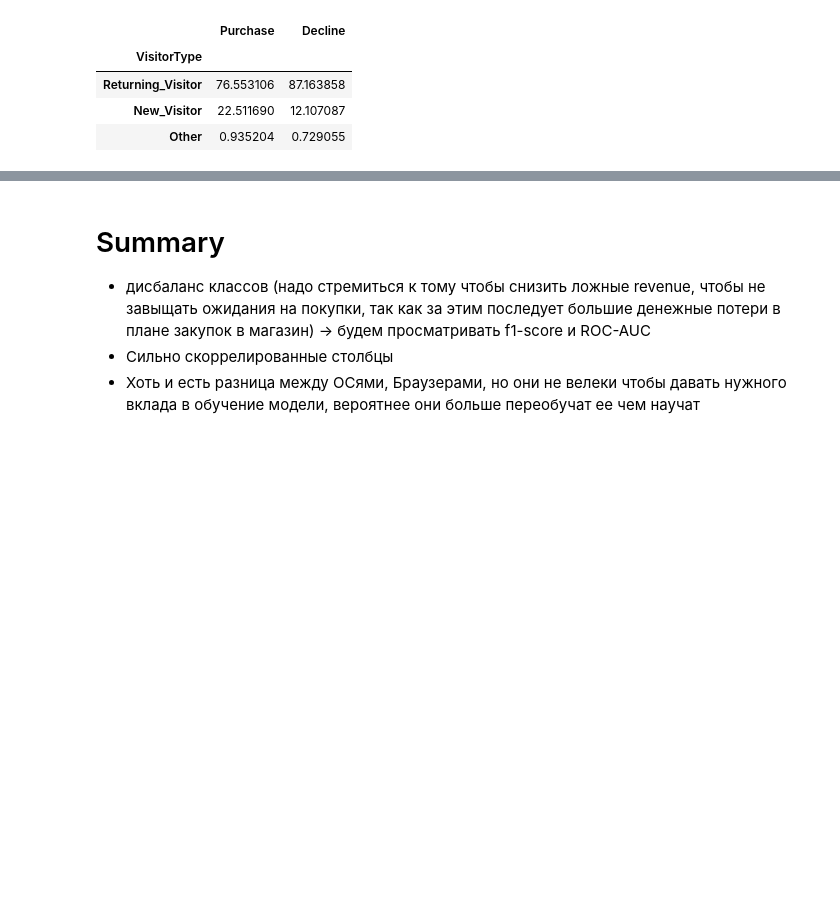
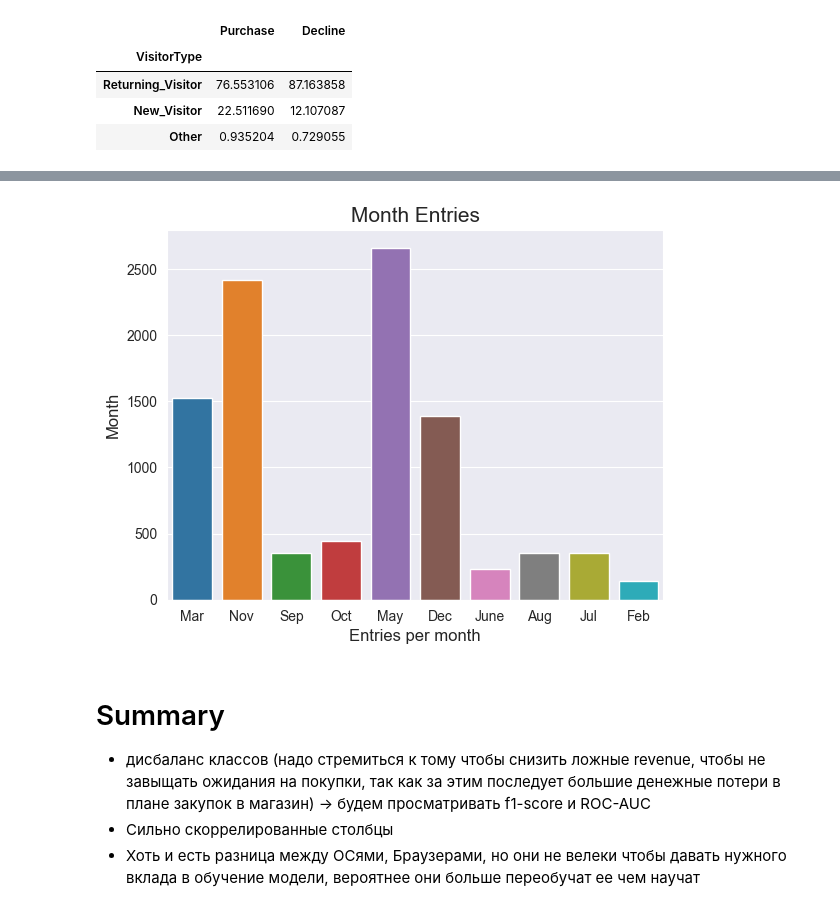
Before and after one commit to Pupok462/test_sb, a Jupyter notebook: test.ipynb, the cells around one changed output, grey strips where cells are left out. Drawn from its saved outputs; the diff is of its cells as text; code cells hidden in the pictures; blank space fills up the shorter version.

```diff
--- a/test.ipynb
+++ b/test.ipynb
@@ -349,3 +347,11 @@ pd.DataFrame({'Purchase': dist_of_purchase, 'Decline': dist_of_decline})
+# %%
+sns.countplot(data_train.Month)
+plt.title('Month Entries', fontsize= 15)
+plt.xlabel('Entries per month', fontsize=12)
+plt.ylabel('Month', fontsize=12)
+plt.show()
+# %% [output]
+[figure, added]
 # %% [markdown]
 # Summary
 - дисбаланс классов (надо стремиться к тому чтобы снизить ложные revenue, чтобы не завыщать ожидания на покупки, так как за этим последует большие денежные потери в плане закупок в магазин) -> будем просматривать f1-score и ROC-AUC
```
Also changed, not shown: parts of 5 cells of this notebook, 4 other files.
